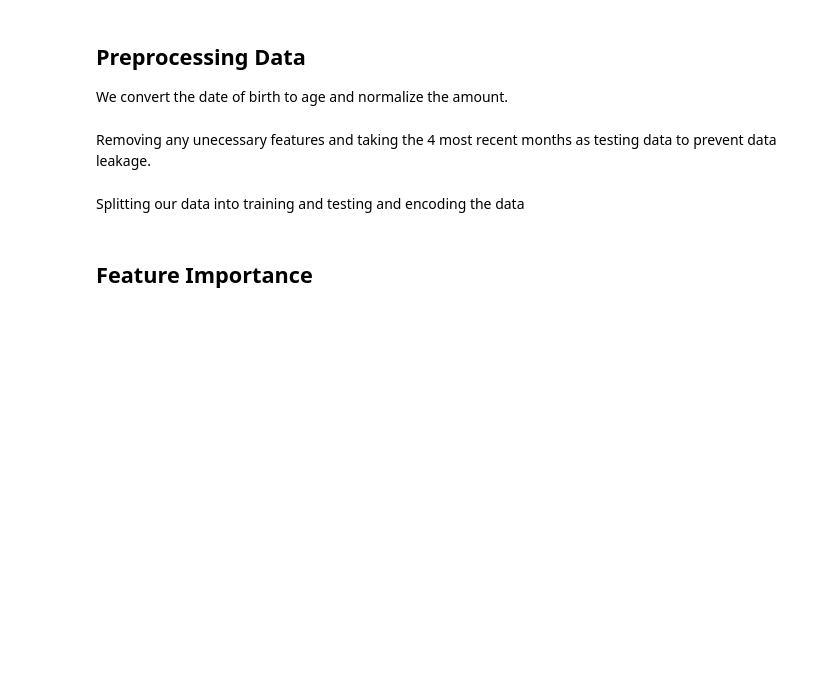
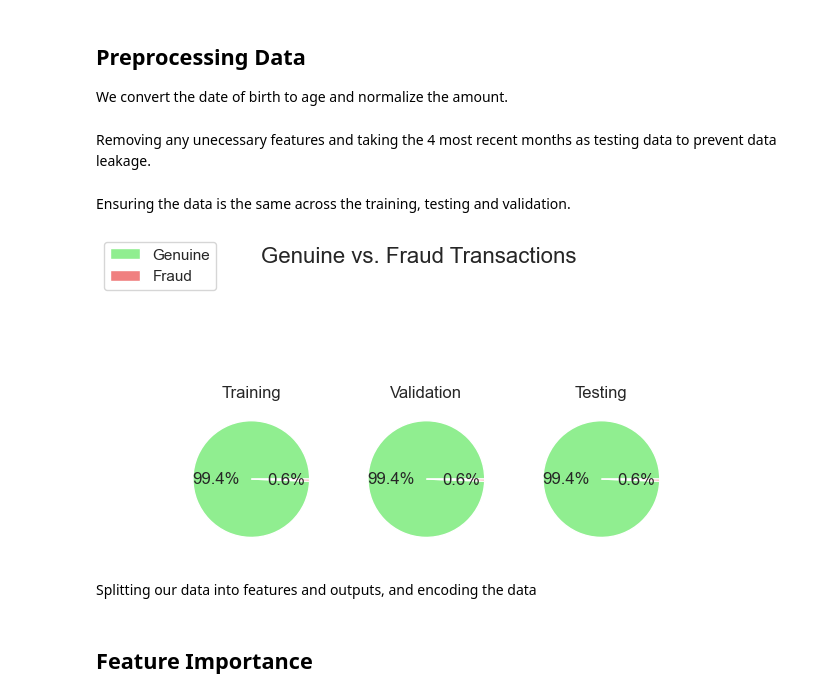
Before and after one commit to hnguyentran03/card_detection, a Jupyter notebook: transaction-fraud-detect.ipynb, the cells around one changed output. Drawn from its saved outputs; the diff is of its cells as text; code cells hidden in the pictures; blank space fills up the shorter version.

Commit message:
added a plot to ensure the train, test, val sets are similar

```diff
--- a/transaction-fraud-detect.ipynb
+++ b/transaction-fraud-detect.ipynb
@@ -260,8 +260,34 @@ data_train = data[data["month_difference"] > MONTH_DIFF]
 data_val = data[(data["month_difference"] <= MONTH_DIFF)
                 & (data["month_difference"] > MONTH_DIFF_TEST)]
 data_test = data[data["month_difference"]  <= MONTH_DIFF_TEST]
+# %% [markdown]
+Ensuring the data is the same across the training, testing and validation.
+# %%
+labels = ["Genuine", "Fraud"]
+
+is_fraud_train = data_train["is_fraud"].value_counts()
+is_fraud_val = data_val["is_fraud"].value_counts()
+is_fraud_test = data_test["is_fraud"].value_counts()
+
+fig, axs = plt.subplots(1, 3)
+
+axs[0].pie(is_fraud_train, labels=None, colors=["lightgreen", "lightcoral"], autopct='%1.1f%%')
+axs[0].set_title("Training")
+
+axs[1].pie(is_fraud_val, labels=None, colors=["lightgreen", "lightcoral"], autopct='%1.1f%%')
+axs[1].set_title("Validation")
+
+axs[2].pie(is_fraud_train, labels=None, colors=["lightgreen", "lightcoral"], autopct='%1.1f%%')
+axs[2].set_title("Testing")
+
+plt.suptitle('Genuine vs. Fraud Transactions', fontsize=16)
+fig.legend(labels, loc='upper left')
+
+plt.show()
+# %% [output]
+[figure, added]
 # %% [markdown]
-Splitting our data into training and testing and encoding the data
+Splitting our data into features and outputs, and encoding the data
 # %%
 # Split the data into train, test and validation
 X_train = data_train[features]
```
Also changed, not shown: parts of 1 cell of this notebook.
